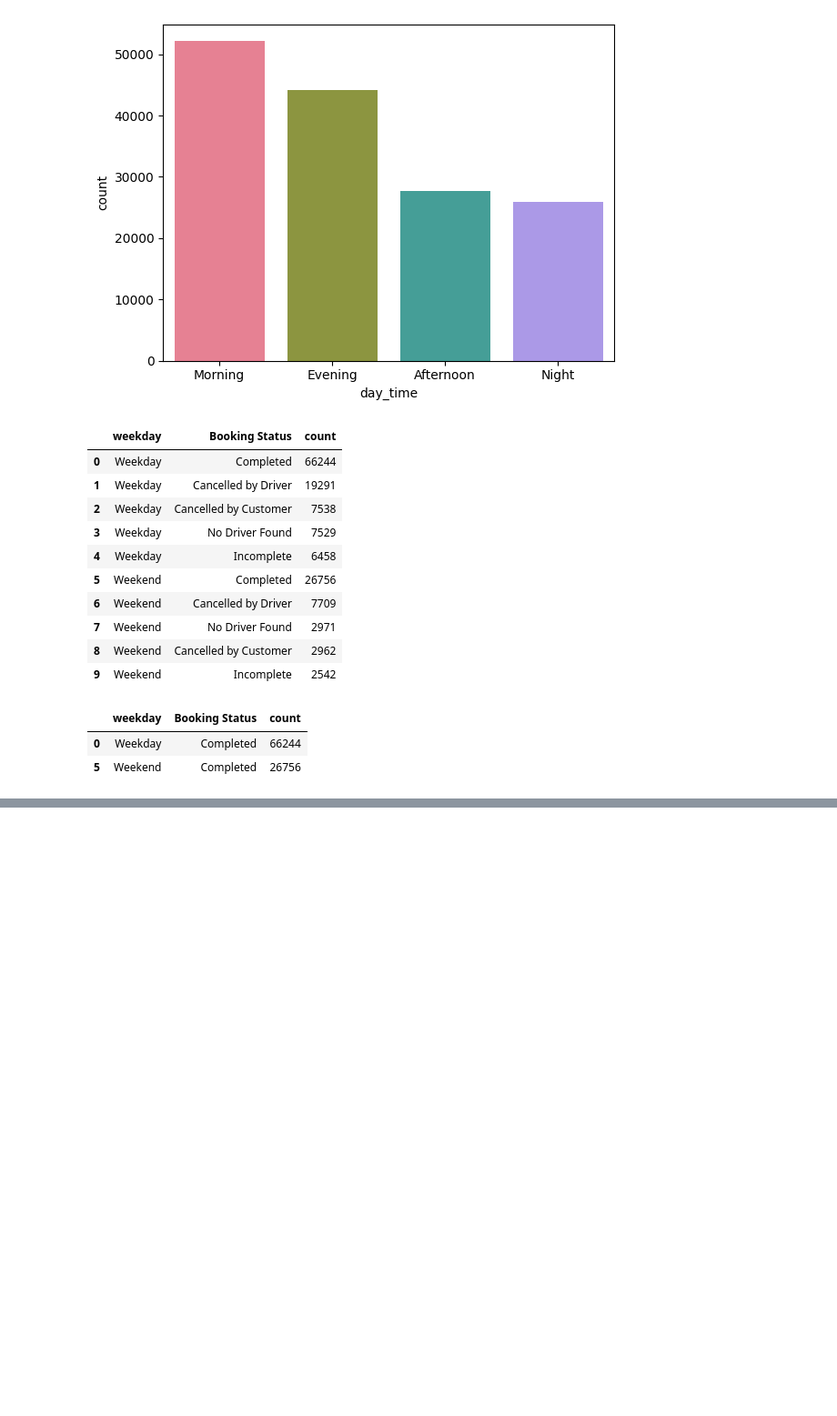
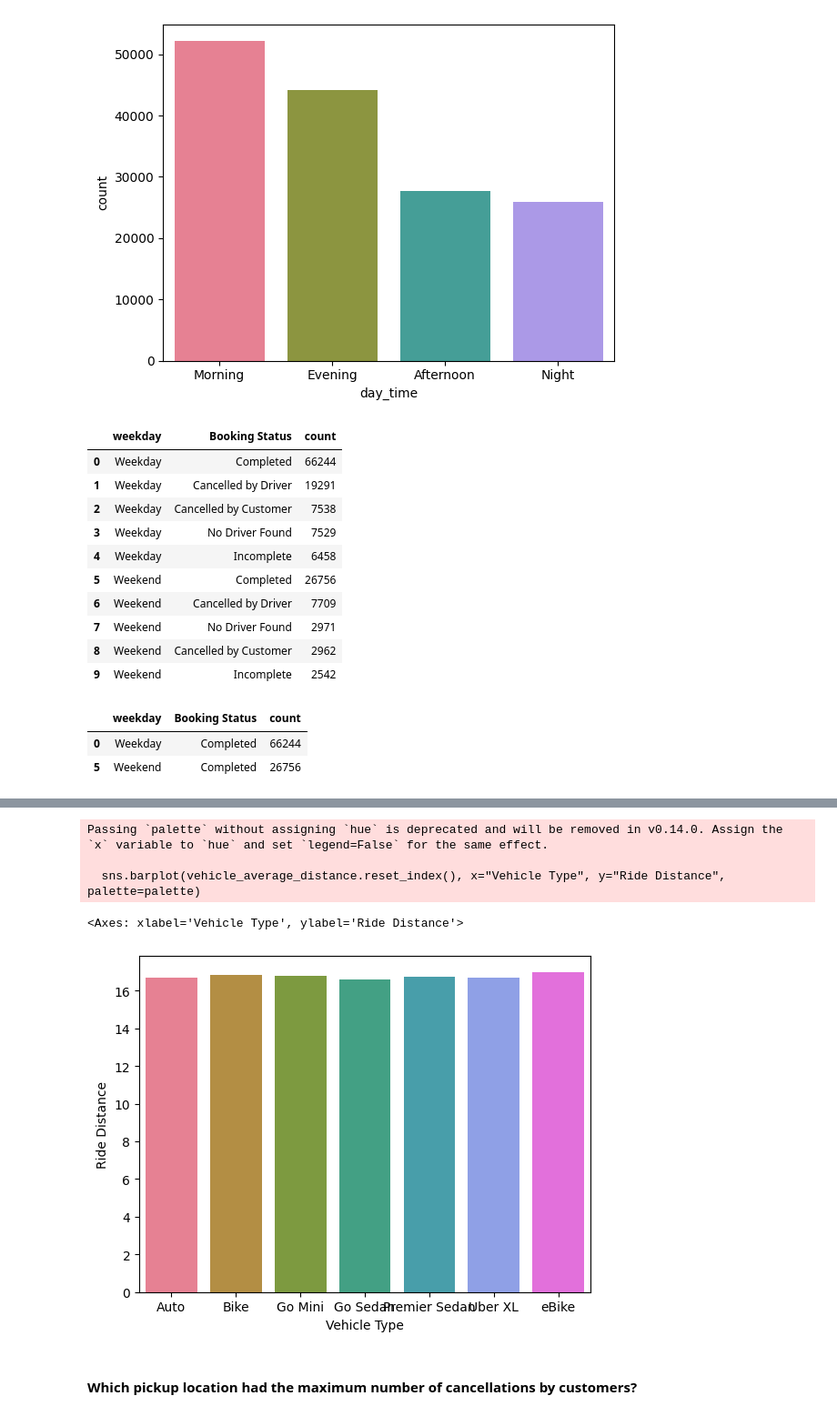
Before and after one commit to Himmu5/data-analysis, a Jupyter notebook: notebooks/uber_analysis.ipynb, the cells around one changed output, grey strips where cells are left out. Shown at 91% size. Saved outputs shown, nothing was run; the diff lists cells and outputs as text; code cells hidden in the pictures; blank space fills up the shorter version.

```diff
--- a/notebooks/uber_analysis.ipynb
+++ b/notebooks/uber_analysis.ipynb
@@ -277,0 +287,2 @@ total_counts
+# %%
+uber_data["Ride Distance"].fillna(0, inplace=True)
@@ -277,0 +305,2 @@ total_counts
+# %%
+vehicle_average_distance = uber_data.groupby('Vehicle Type').aggregate('Ride Distance').mean()
@@ -277,0 +318,11 @@ total_counts
+# %%
+palette = sns.color_palette('husl', len(vehicle_average_distance))
+sns.barplot(vehicle_average_distance.reset_index(), x="Vehicle Type", y="Ride Distance", palette=palette)
+# %% [output]
+Passing `palette` without assigning `hue` is deprecated and will be removed in v0.14.0. Assign the `x` variable to `hue` and set `legend=False` for the same effect.
+
+  sns.barplot(vehicle_average_distance.reset_index(), x="Vehicle Type", y="Ride Distance", palette=palette)
+<Axes: xlabel='Vehicle Type', ylabel='Ride Distance'>
+[figure, added]
+# %% [markdown]
+#### Which pickup location had the maximum number of cancellations by customers?
```
Also changed, not shown: parts of 22 cells of this notebook.
